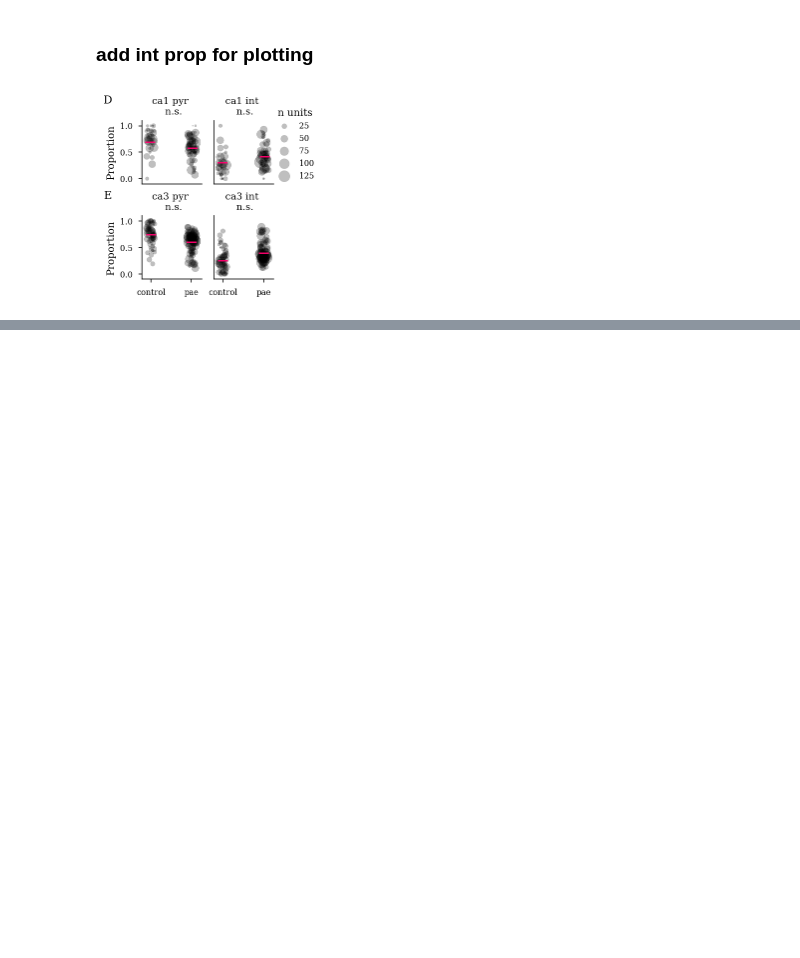
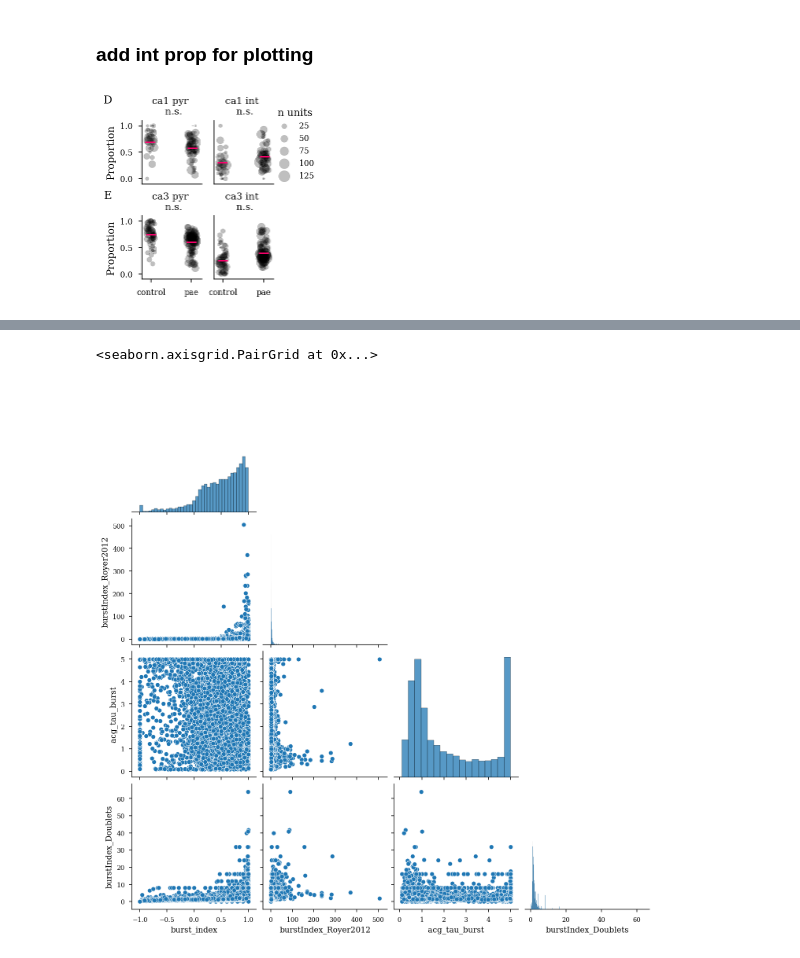
Before and after one commit to ryanharvey1/ripple_analyses, a Jupyter notebook: notebooks/classify_pyr_int.ipynb, the cells around one changed output, grey strips where cells are left out. Saved outputs shown, nothing was run; the diff lists cells and outputs as text; code cells hidden in the pictures; blank space fills up the shorter version.

Commit message:
cv2 and burst

```diff
--- a/notebooks/classify_pyr_int.ipynb
+++ b/notebooks/classify_pyr_int.ipynb
@@ -628,0 +623,14 @@ plt.savefig(r'D:\ryanh\GoogleDrive\school_work\UNM\Lab\Projects\Dissertation\dis
+# %%
+import glob
+
+def load_in_everything(save_path):
+
+    results=[]
+    sessions = glob.glob(save_path + '*.pkl')
+    for session in sessions:
+        with open(session, 'rb') as f:
+            results.append(pickle.load(f))
+
+    return np.hstack(results)
+
+results = load_in_everything(save_path)
@@ -628,0 +641,23 @@ plt.savefig(r'D:\ryanh\GoogleDrive\school_work\UNM\Lab\Projects\Dissertation\dis
+# %%
+def cv2(time_intervals):
+    # from https://elephant.readthedocs.io/en/latest/_modules/elephant/statistics.html#cv2
+
+    # convert to array, cast to float
+    time_intervals = np.asarray(time_intervals)
+
+    # calculate Cv2 and return result
+    cv_i = np.diff(time_intervals) / (time_intervals[:-1] + time_intervals[1:])
+    return 2. * np.mean(np.abs(cv_i))
+
+sessions = pd.unique(df_cell_class.session)
+
+cv_2 = []
+for session in tqdm(sessions):
+    spikes = np.load(os.path.join(spike_path,session)+'.npy', allow_pickle=True)
+    for s in spikes:
+        cv_2.append(cv2(s))
+# %%
+df_cell_class['burst_index'] = results
+df_cell_class['cv_2'] = cv_2
+
+df_cell_class
@@ -628,0 +690,8 @@ plt.savefig(r'D:\ryanh\GoogleDrive\school_work\UNM\Lab\Projects\Dissertation\dis
+# %%
+# plt.scatter(df_cell_class.burstIndex_Doublets,df_cell_class.burst_index)
+df_cell_class.replace([np.inf, -np.inf], np.nan, inplace=True)
+
+sns.pairplot(df_cell_class,corner=True,vars=['burst_index','burstIndex_Royer2012','acg_tau_burst','burstIndex_Doublets'])
+# %% [output]
+<seaborn.axisgrid.PairGrid at 0x...>
+[figure, added]
```
Also changed, not shown: parts of 13 cells of this notebook.
